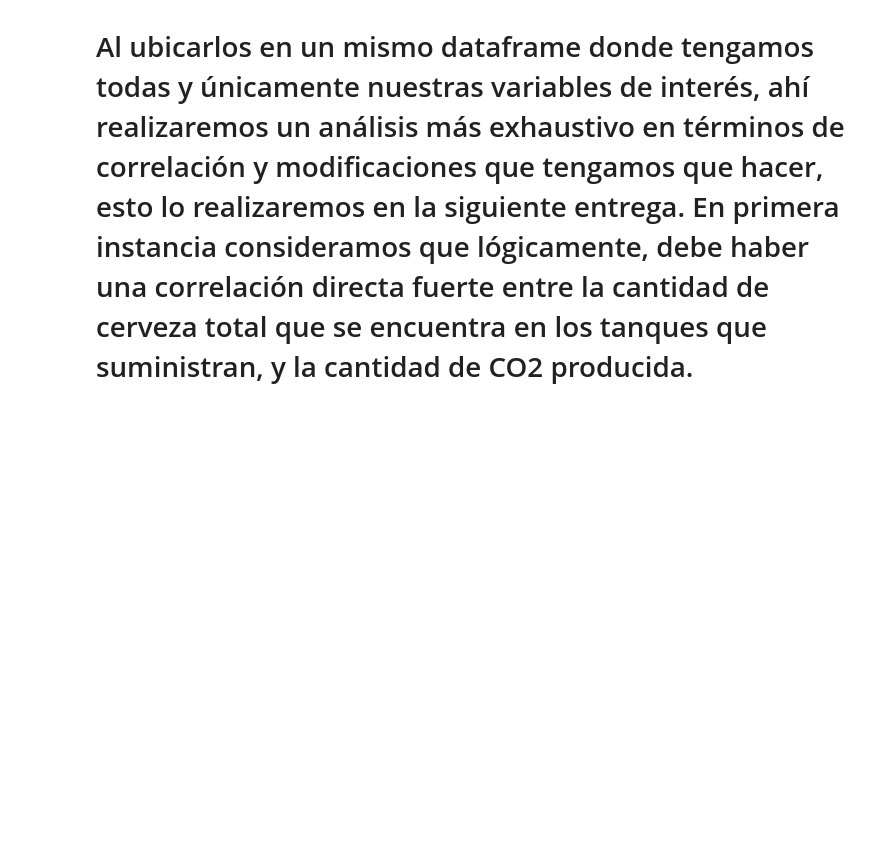
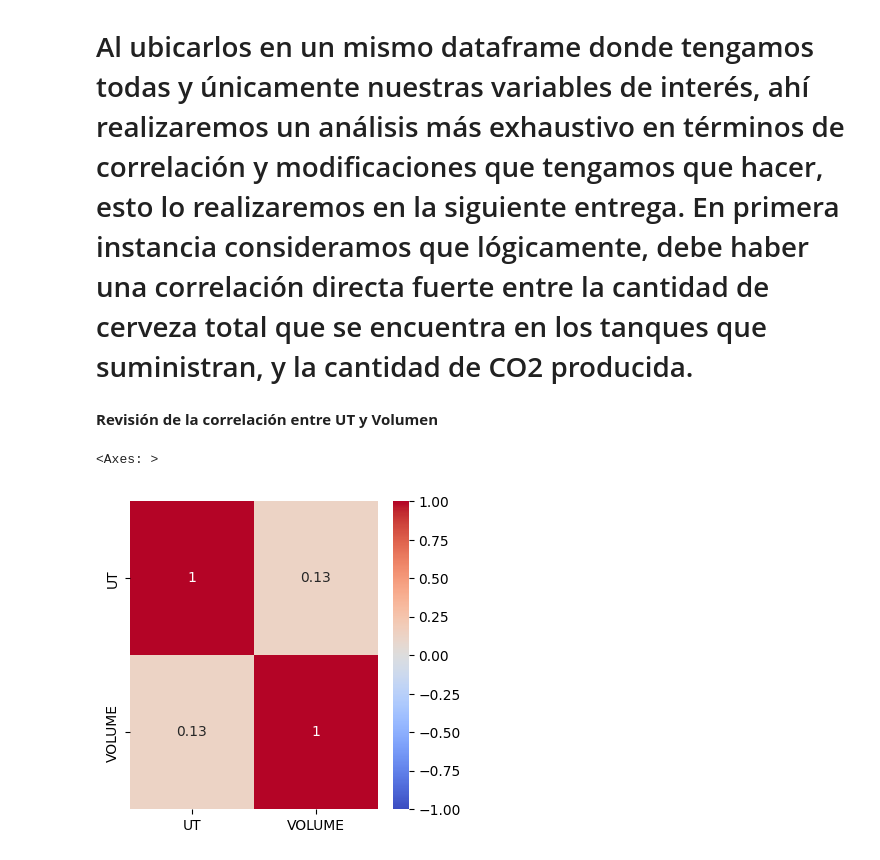
Before and after one commit to A01793469/CO2MassBalance_Equipo6, a Jupyter notebook: Avance1_Equipo6.ipynb, the cells around one changed output. Drawn from its saved outputs; the diff is of its cells as text; code cells hidden in the pictures; blank space fills up the shorter version.

```diff
--- a/Avance1_Equipo6.ipynb
+++ b/Avance1_Equipo6.ipynb
@@ -322,3 +362,14 @@ Comprobamos que tampoco tenemos datos erróneos ni nulos en nuestro dataframe de
 # %% [markdown]
 # En este punto, aún no podemos obtener correlaciones, en cada tabla hay pocos datos numéricos, por lo que por separado no hay ninguna relación que los ubique, aún debemos agrupar los datos.
 # Al ubicarlos en un mismo dataframe donde tengamos todas y únicamente nuestras variables de interés, ahí realizaremos un análisis más exhaustivo en términos de correlación y modificaciones que tengamos que hacer, esto lo realizaremos en la siguiente entrega. En primera instancia consideramos que lógicamente, debe haber una correlación directa fuerte entre la cantidad de cerveza total que se encuentra en los tanques que suministran, y la cantidad de CO2 producida.
+# %% [markdown]
+**Revisión de la correlación entre UT y Volumen**
+# %%
+tanks_capacities_df = pd.read_csv('/content/drive/MyDrive/PI - CO2 Mass Balance/data/CO2_UT_VOL_202409271421.csv')
+correlation_matrix = tanks_capacities_df.corr()
+
+plt.figure(figsize=(4, 4))
+sns.heatmap(correlation_matrix, annot=True, cmap='coolwarm', vmin=-1, vmax=1)
+# %% [output]
+<Axes: >
+[figure, added]
```
Also changed, not shown: parts of 4 cells of this notebook.
